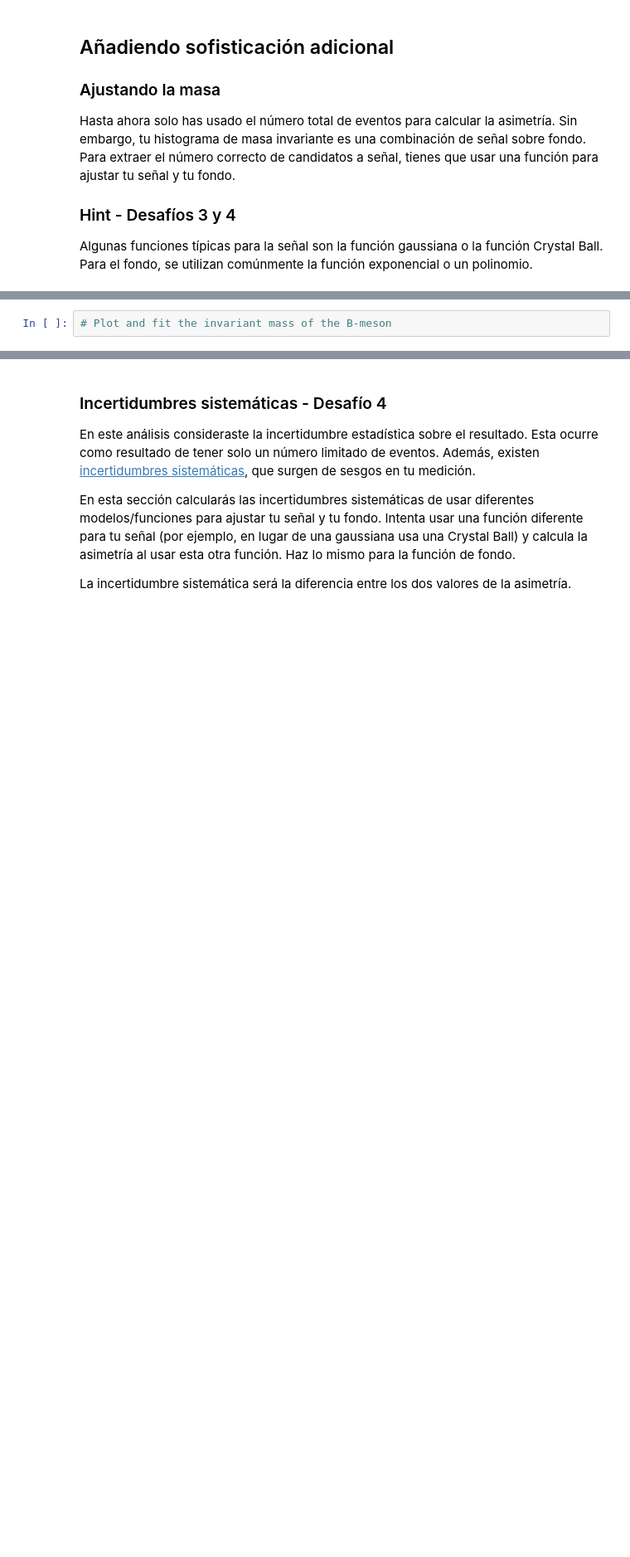
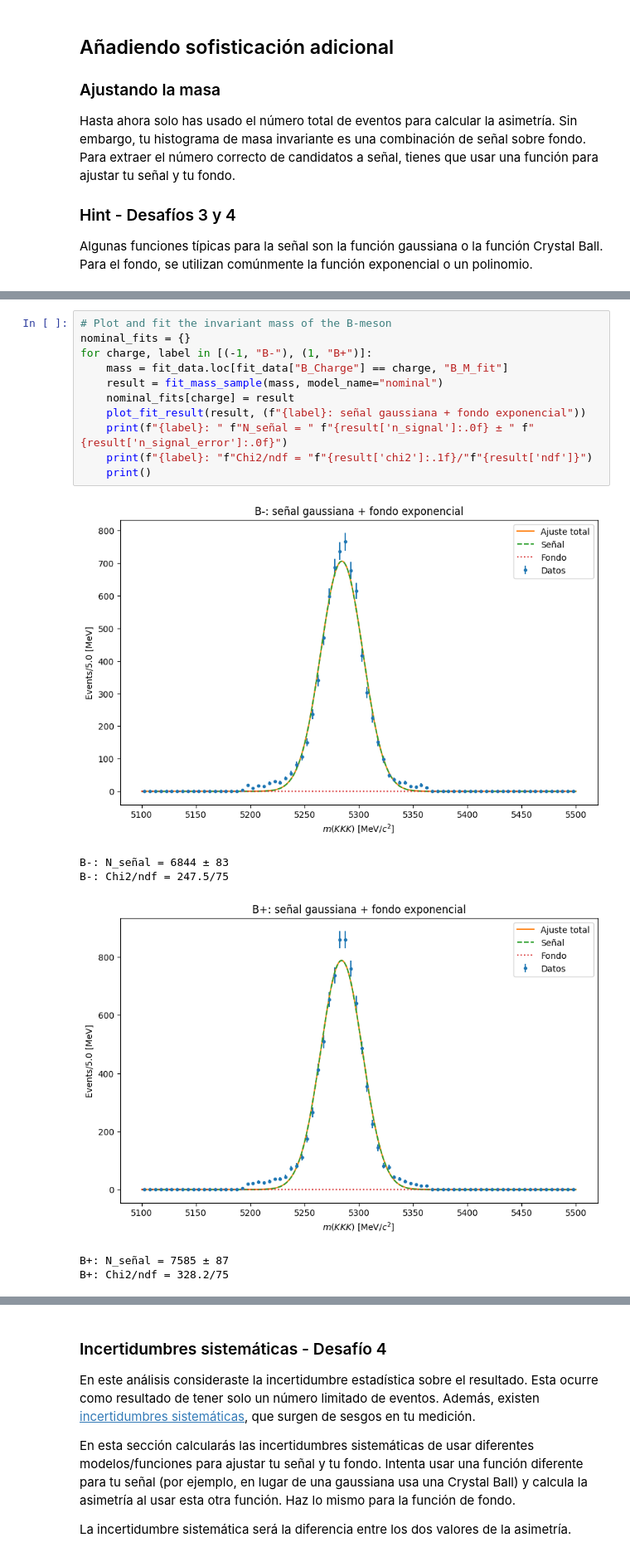
Before and after one commit to MASilva139/LHCb-Open-Data, a Jupyter notebook: opendata-project-1.2/LCHb_ODP_PWF_WR.ipynb, the cells around one changed output, grey strips where cells are left out. Shown at 83% size. Drawn from its saved outputs; the diff is of its cells as text; blank space fills up the shorter version.

```diff
--- a/opendata-project-1.2/LCHb_ODP_PWF_WR.ipynb
+++ b/opendata-project-1.2/LCHb_ODP_PWF_WR.ipynb
@@ -863,4 +1044,20 @@ Algunas funciones típicas para la señal son la función gaussiana o la funció
 # %%
 # Plot and fit the invariant mass of the B-meson
+nominal_fits = {}
+for charge, label in [(-1, "B-"), (1, "B+")]:
+    mass = fit_data.loc[fit_data["B_Charge"] == charge, "B_M_fit"]
+    result = fit_mass_sample(mass, model_name="nominal")
+    nominal_fits[charge] = result
+    plot_fit_result(result, (f"{label}: señal gaussiana + fondo exponencial"))
+    print(f"{label}: " f"N_señal = " f"{result['n_signal']:.0f} ± " f"{result['n_signal_error']:.0f}")
+    print(f"{label}: "f"Chi2/ndf = "f"{result['chi2']:.1f}/"f"{result['ndf']}")
+    print()
+# %% [output]
+[figure, added]
+B-: N_señal = 6844 ± 83
+B-: Chi2/ndf = 247.5/75
+[figure, added]
+B+: N_señal = 7585 ± 87
+B+: Chi2/ndf = 328.2/75
 # %%
 # Calculate the CP asymmetry using the values extracted from the fit
```
Also changed, not shown: parts of 9 cells of this notebook, 1 other file.
